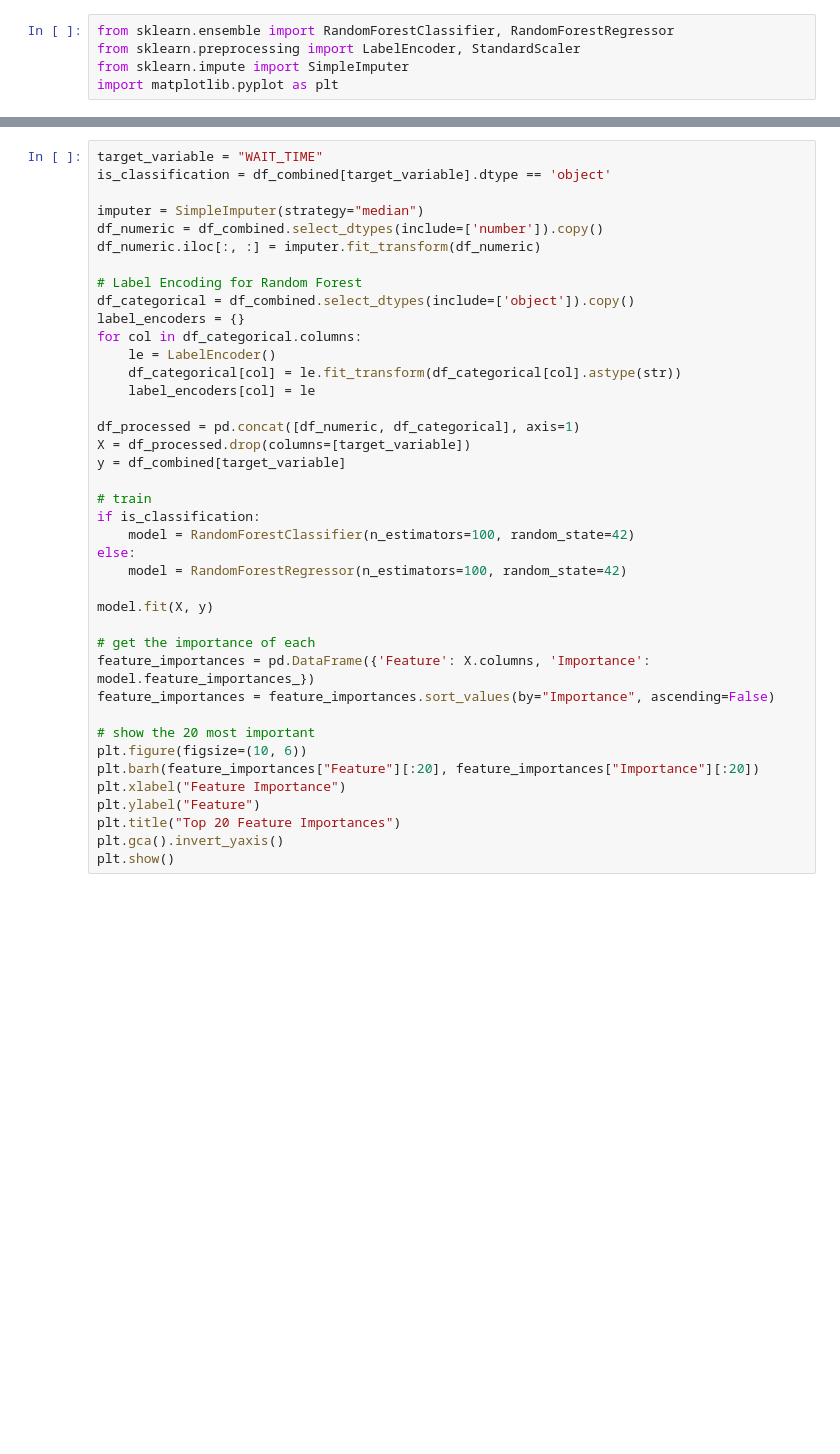
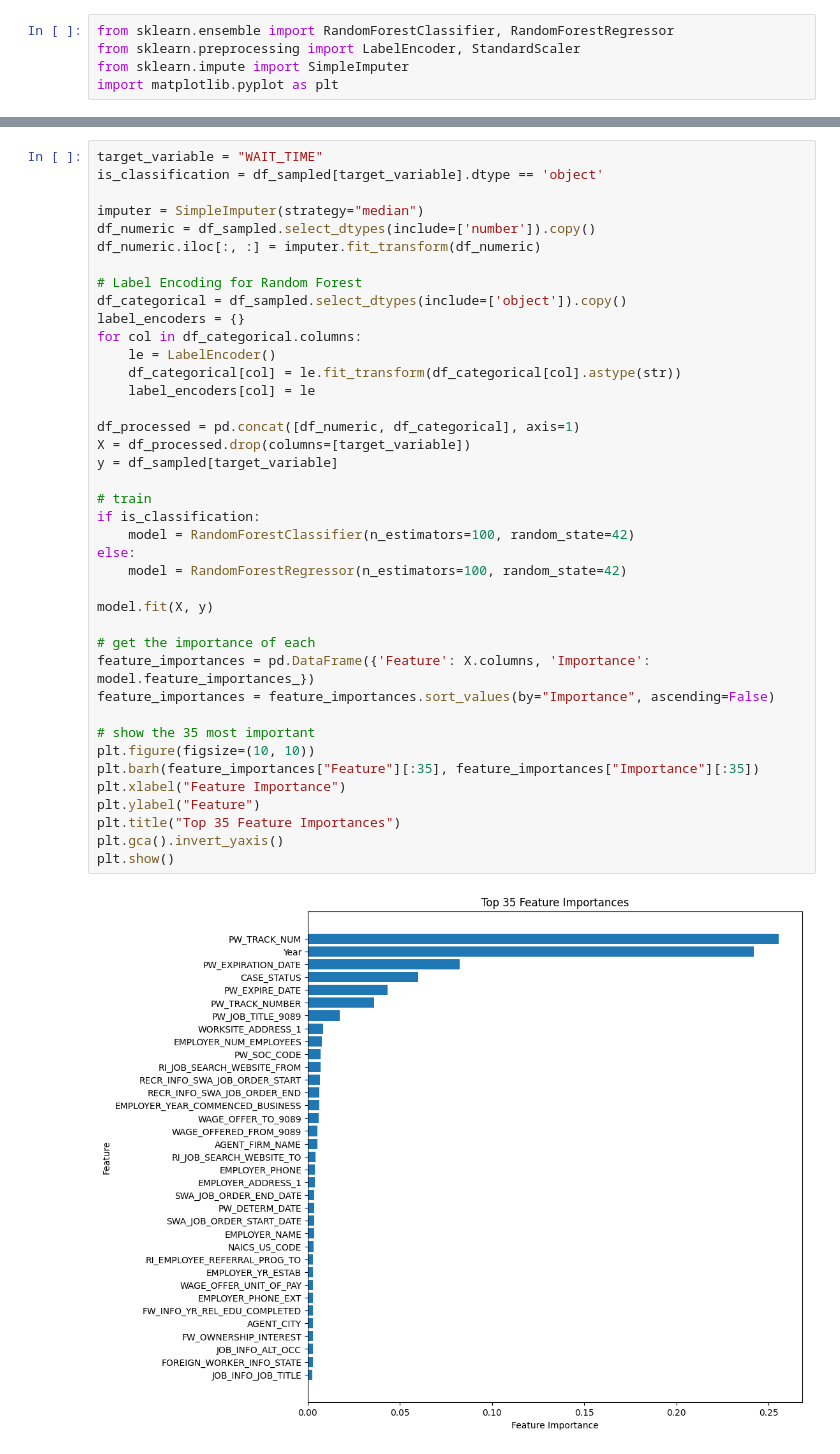
Before and after one commit to HannahGuan/B-T_Entropy, a Jupyter notebook: dimensionReduction.ipynb, the cells around one changed output, grey strips where cells are left out. Saved outputs shown, nothing was run; the diff lists cells and outputs as text; blank space fills up the shorter version.

```diff
--- a/dimensionReduction.ipynb
+++ b/dimensionReduction.ipynb
@@ -68,40 +85,42 @@ Error:
 # %%
 target_variable = "WAIT_TIME"
-is_classification = df_combined[target_variable].dtype == 'object'
+is_classification = df_sampled[target_variable].dtype == 'object'
 
 imputer = SimpleImputer(strategy="median")
-df_numeric = df_combined.select_dtypes(include=['number']).copy()
+df_numeric = df_sampled.select_dtypes(include=['number']).copy()
 df_numeric.iloc[:, :] = imputer.fit_transform(df_numeric)
 
 # Label Encoding for Random Forest
-df_categorical = df_combined.select_dtypes(include=['object']).copy()
+df_categorical = df_sampled.select_dtypes(include=['object']).copy()
 label_encoders = {}
 for col in df_categorical.columns:
     le = LabelEncoder()
     df_categorical[col] = le.fit_transform(df_categorical[col].astype(str))
     label_encoders[col] = le
 
 df_processed = pd.concat([df_numeric, df_categorical], axis=1)
 X = df_processed.drop(columns=[target_variable])
-y = df_combined[target_variable]
+y = df_sampled[target_variable]
 
 # train
 if is_classification:
     model = RandomForestClassifier(n_estimators=100, random_state=42)
 else:
     model = RandomForestRegressor(n_estimators=100, random_state=42)
 
 model.fit(X, y)
 
 # get the importance of each
 feature_importances = pd.DataFrame({'Feature': X.columns, 'Importance': model.feature_importances_})
 feature_importances = feature_importances.sort_values(by="Importance", ascending=False)
 
-# show the 20 most important
-plt.figure(figsize=(10, 6))
-plt.barh(feature_importances["Feature"][:20], feature_importances["Importance"][:20])
+# show the 35 most important
+plt.figure(figsize=(10, 10))
+plt.barh(feature_importances["Feature"][:35], feature_importances["Importance"][:35])
 plt.xlabel("Feature Importance")
 plt.ylabel("Feature")
-plt.title("Top 20 Feature Importances")
+plt.title("Top 35 Feature Importances")
 plt.gca().invert_yaxis()
 plt.show()
+# %% [output]
+[figure, added]
```
Also changed, not shown: parts of 12 cells of this notebook, 3 other files.
